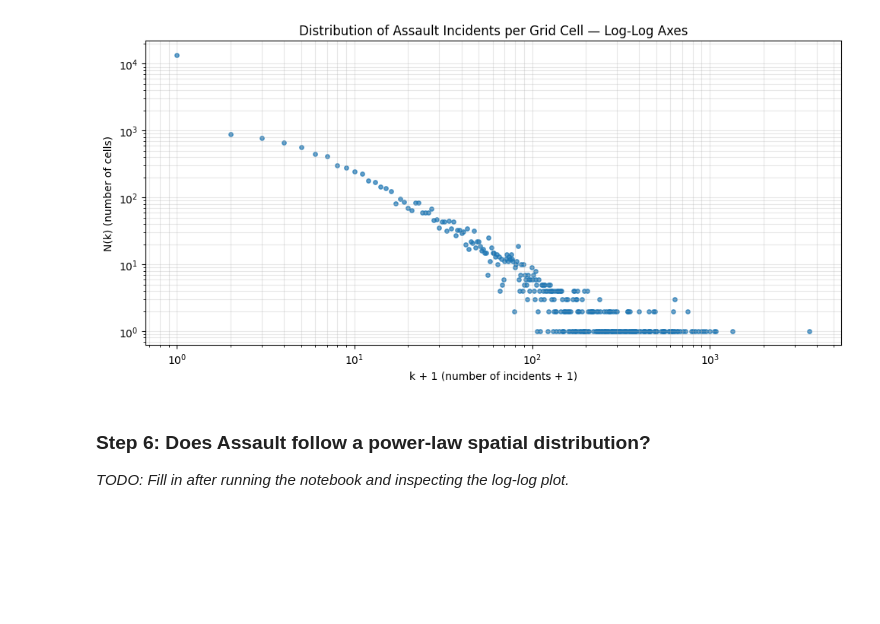
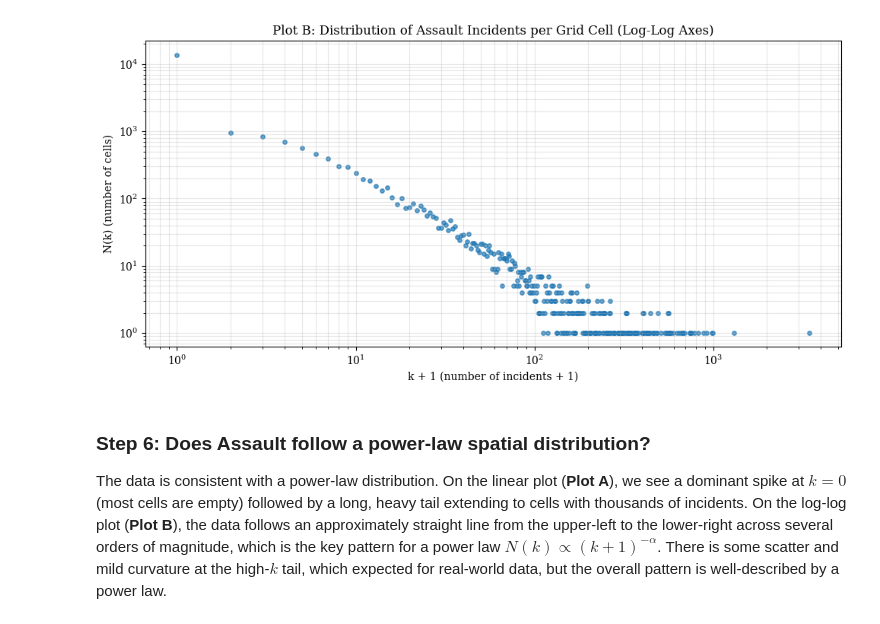
Before and after one commit to adamajane/social-data-analysis-and-visualization-02806-assignments, a Jupyter notebook: assignment_1/assignment_1_4_adam_part.ipynb, the cells around one changed output. Saved outputs shown, nothing was run; the diff lists cells and outputs as text; code cells hidden in the pictures; blank space fills up the shorter version.

```diff
--- a/assignment_1/assignment_1_4_adam_part.ipynb
+++ b/assignment_1/assignment_1_4_adam_part.ipynb
@@ -8,8 +8,10 @@ We use **Assault** — our most common Personal Focus Crime by total incident co
 import pandas as pd
 import numpy as np
 import matplotlib.pyplot as plt
+plt.rcParams["font.family"] = "Dejavu Serif"
 
-# Load data — only columns we need
+
+# Load data (only the columns we need)
 data = pd.read_csv('../data/sf_crime_merged_focus_2003_2025.csv',
                     usecols=['Focus Crime', 'Latitude', 'Longitude'])
 
@@ -45,14 +47,16 @@ deg_per_100m_lon = 0.00114
 n_lat_bins = int(np.ceil((lat_max - lat_min) / deg_per_100m_lat))
 n_lon_bins = int(np.ceil((lon_max - lon_min) / deg_per_100m_lon))
 
-print(f"Grid size: {n_lat_bins} lat bins x {n_lon_bins} lon bins = {n_lat_bins * n_lon_bins:,} cells")
+print(
+    f"Grid size: {n_lat_bins} lat bins x {n_lon_bins} lon bins = {n_lat_bins * n_lon_bins:,} cells"
+)
 
 # Step 2: Count incidents per cell
 counts_2d, lat_edges, lon_edges = np.histogram2d(
-    assault['Latitude'].values,
-    assault['Longitude'].values,
+    assault["Latitude"].values,
+    assault["Longitude"].values,
     bins=[n_lat_bins, n_lon_bins],
-    range=[[lat_min, lat_max], [lon_min, lon_max]]
+    range=[[lat_min, lat_max], [lon_min, lon_max]],
 )
 
 # Step 3: Tally the distribution — N(k) = number of cells with exactly k incidents
@@ -61,7 +65,9 @@ N_k = np.bincount(cell_counts)  # N_k[k] = number of cells with exactly k incide
 k_values = np.arange(len(N_k))
 
 print(f"Max incidents in a single cell: {cell_counts.max()}")
-print(f"Cells with 0 incidents: {N_k[0]:,} out of {len(cell_counts):,} ({N_k[0]/len(cell_counts)*100:.1f}%)")
+print(
+    f"Cells with 0 incidents: {N_k[0]:,} out of {len(cell_counts):,} ({N_k[0]/len(cell_counts)*100:.1f}%)"
+)
 print(f"Cells with ≥1 incident: {(cell_counts > 0).sum():,}")
 # %% [output]
 Grid size: 145 lat bins x 150 lon bins = 21,750 cells
@@ -87,30 +99,24 @@ plt.show()
 # %%
 # Step 5: Plot (k+1) vs N(k) on log-log axes
 # Filter out k values where N(k) == 0 (can't plot log of 0)
 mask = N_k > 0
 
 fig, ax = plt.subplots(figsize=(10, 5))
 ax.scatter(k_values[mask] + 1, N_k[mask], s=15, alpha=0.7)
-ax.set_xscale('log')
-ax.set_yscale('log')
-ax.set_xlabel('k + 1 (number of incidents + 1)')
-ax.set_ylabel('N(k) (number of cells)')
-ax.set_title('Distribution of Assault Incidents per Grid Cell — Log-Log Axes')
-ax.grid(alpha=0.3, which='both')
+ax.set_xscale("log")
+ax.set_yscale("log")
+ax.set_xlabel("k + 1 (number of incidents + 1)")
+ax.set_ylabel("N(k) (number of cells)")
+ax.set_title("Plot B: Distribution of Assault Incidents per Grid Cell (Log-Log Axes)")
+ax.grid(alpha=0.3, which="both")
 plt.tight_layout()
 plt.show()
 # %% [output]
-[figure, old version]
+[figure, new version]
 # %% [markdown]
 ### Step 6: Does Assault follow a power-law spatial distribution?
 
-*TODO: Fill in after running the notebook and inspecting the log-log plot.*
-
-<!-- Guiding questions:
-- Does the log-log plot show an approximately straight line?
-- A straight line on log-log axes means N(k) ~ (k+1)^(-alpha), i.e. a power law.
-- Are there deviations at the extremes (very low or very high k)?
--->
+The data is consistent with a power-law distribution. On the linear plot (**Plot A**), we see a dominant spike at $k = 0$ (most cells are empty) followed by a long, heavy tail extending to cells with thousands of incidents. On the log-log plot (**Plot B**), the data follows an approximately straight line from the upper-left to the lower-right across several orders of magnitude, which is the key pattern for a power law $N(k) \propto (k+1)^{-\alpha}$. There is some scatter and mild curvature at the high-$k$ tail, which expected for real-world data, but the overall pattern is well-described by a power law.
 # %% [markdown]
 ### Step 7: Implications of spatial concentration
 
```
Also changed, not shown: parts of 10 cells of this notebook.
